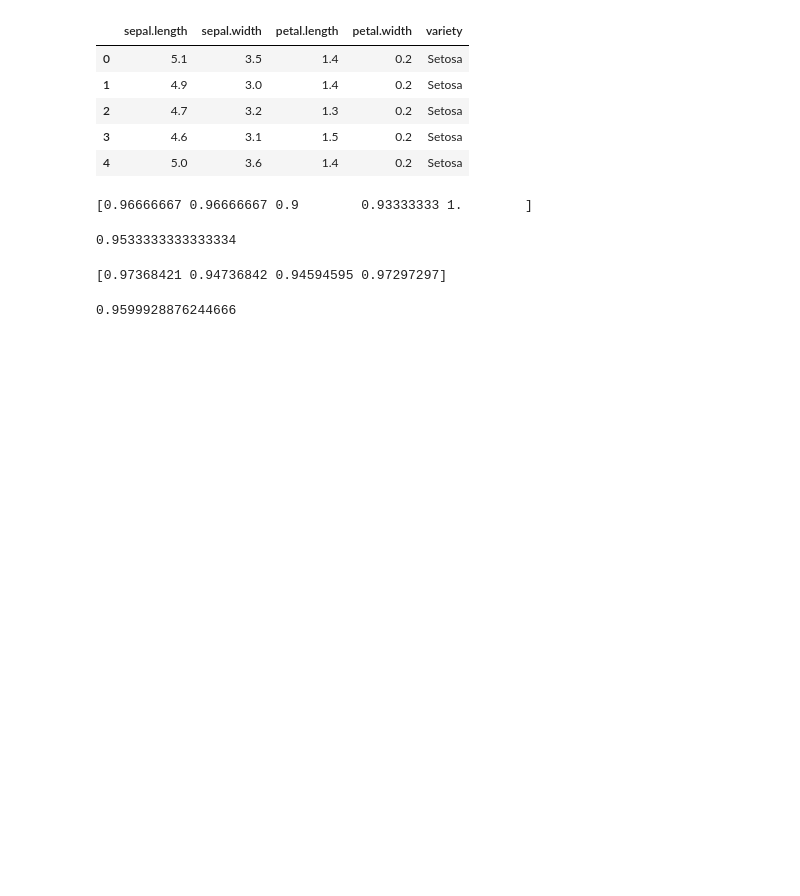
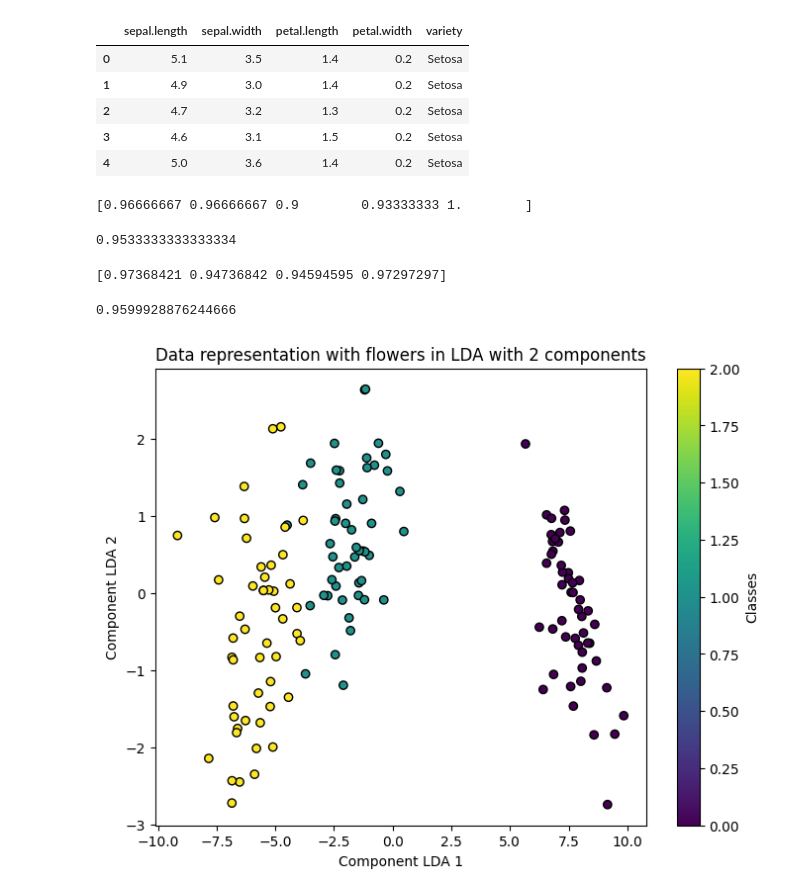
Before and after one commit to marius2347/Working-with-Iris-Dataset-using-Machine-Learning-in-Python-at-ISB, a Jupyter notebook: ml.ipynb, the cells around one changed output. Cells and saved outputs as stored; diff of their text form; code cells hidden in the pictures; blank space fills up the shorter version.

```diff
--- a/ml.ipynb
+++ b/ml.ipynb
@@ -527,3 +527,27 @@ print(scores_gini) # found a decision tree with 1 accuracy (the best one)
 print(np.mean(scores_gini))
 # %% [output]
 0.9599928876244666
+# %%
+# Linear Discriminant Analysis / LDA
+
+from sklearn.discriminant_analysis import LinearDiscriminantAnalysis
+from sklearn.datasets import load_iris
+
+flowers_lda = load_iris()
+
+X = flowers_lda.data
+y = flowers_lda.target
+
+lda = LinearDiscriminantAnalysis(n_components=2)
+
+X_lda = lda.fit_transform(X, y)
+# %%
+plt.figure(figsize=(8, 6))
+plt.scatter(X_lda[:, 0], X_lda[:, 1], c = y, cmap = 'viridis', edgecolors = 'k')
+plt.xlabel('Component LDA 1')
+plt.ylabel('Component LDA 2')
+plt.title('Data representation with flowers in LDA with 2 components')
+plt.colorbar(label = 'Classes')
+plt.show()
+# %% [output]
+[figure, added]
```
Also changed, not shown: parts of 2 cells of this notebook, 1 other file.
